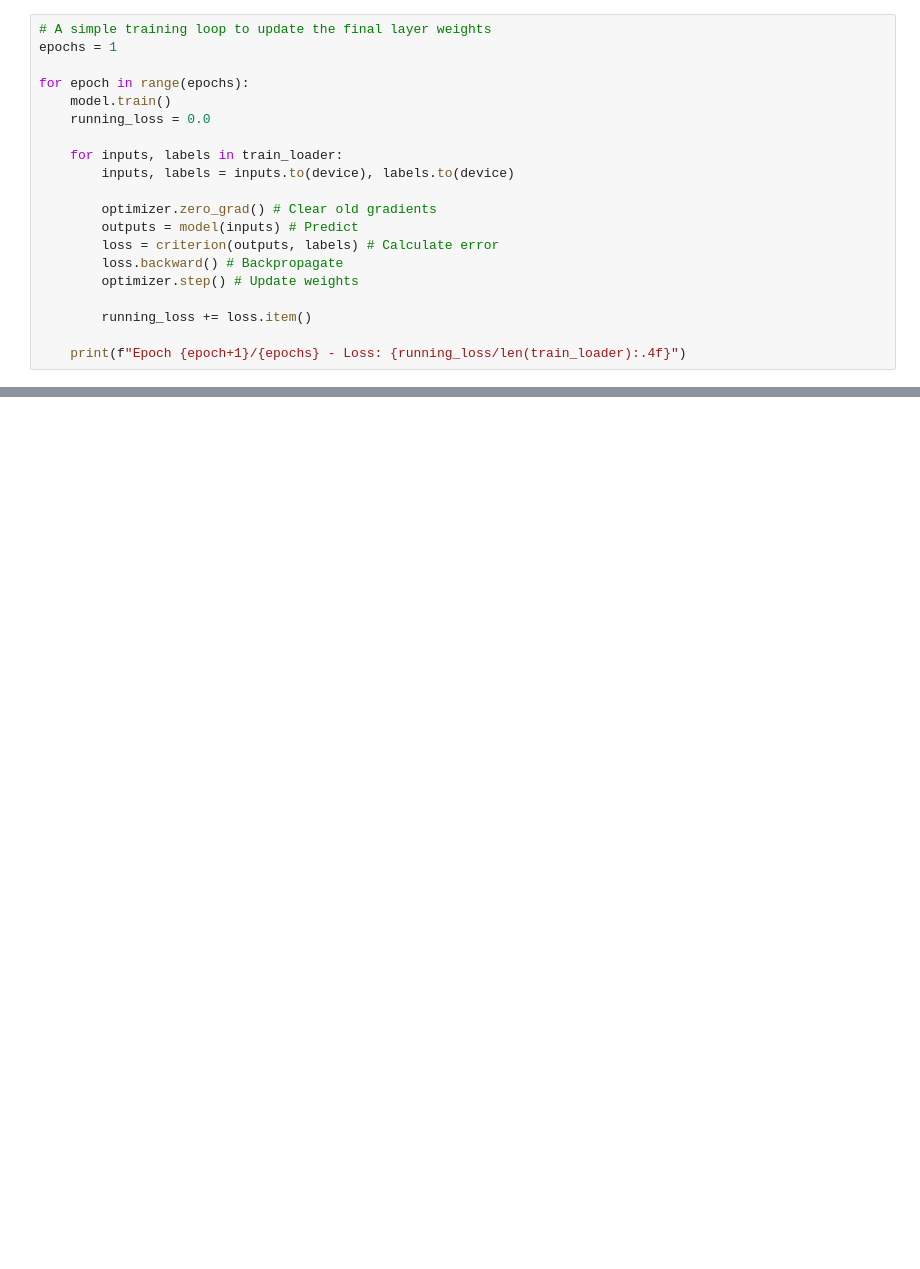
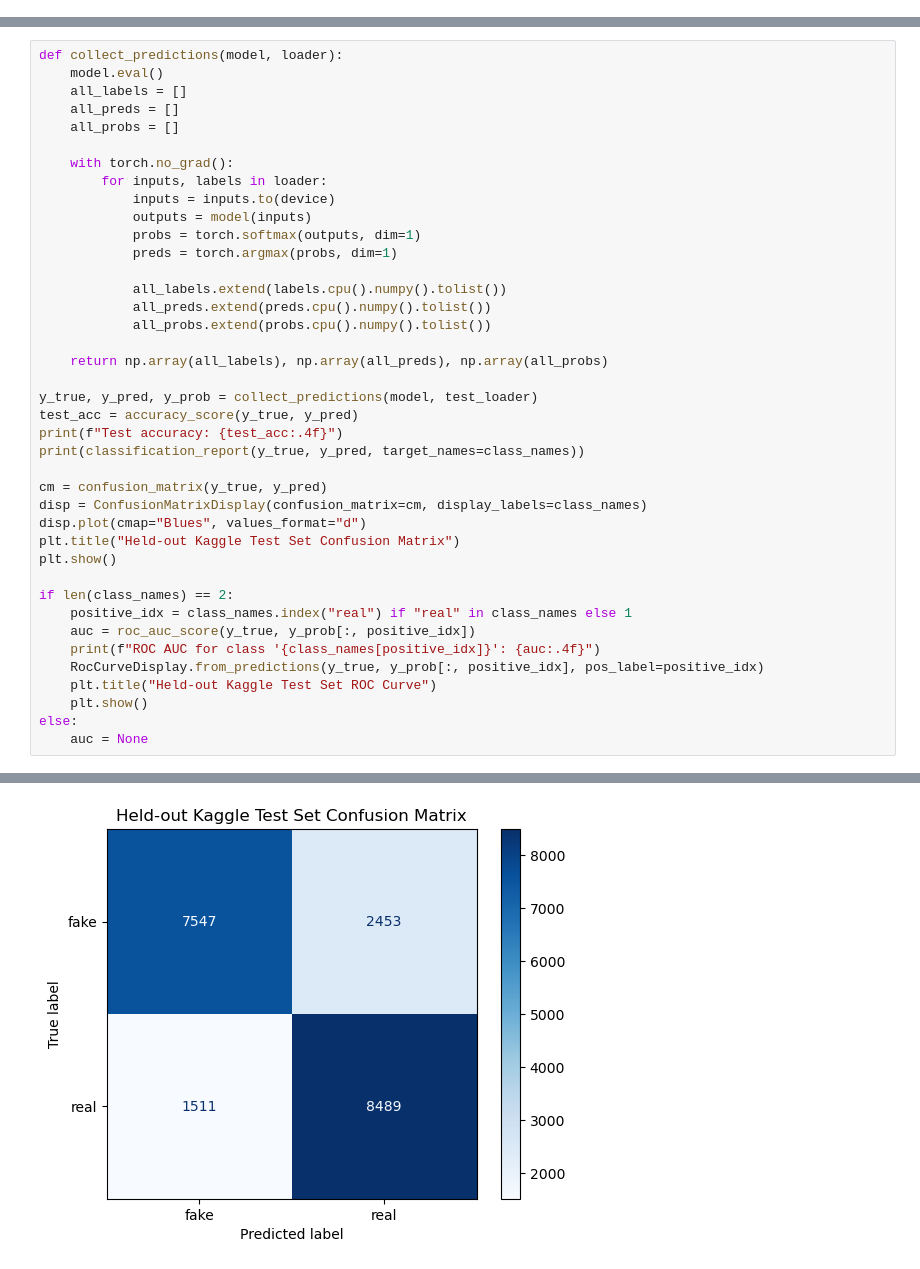
Before and after one commit to evasingh29/AIML2026ProjectK, a Jupyter notebook: Project_T/Project_T_Train.ipynb, the cells around one changed output, grey strips where cells are left out. Cells and saved outputs as stored; diff of their text form; blank space fills up the shorter version.

```diff
--- a/Project_T/Project_T_Train.ipynb
+++ b/Project_T/Project_T_Train.ipynb
@@ -85,20 +219,0 @@ optimizer = optim.Adam(model.fc.parameters(), lr=0.001)
-# %%
-# A simple training loop to update the final layer weights
-epochs = 1
-
-for epoch in range(epochs):
-    model.train()
-    running_loss = 0.0
-
-    for inputs, labels in train_loader:
-        inputs, labels = inputs.to(device), labels.to(device)
-
-        optimizer.zero_grad() # Clear old gradients
-        outputs = model(inputs) # Predict
-        loss = criterion(outputs, labels) # Calculate error
-        loss.backward() # Backpropagate
-        optimizer.step() # Update weights
-
-        running_loss += loss.item()
-
-    print(f"Epoch {epoch+1}/{epochs} - Loss: {running_loss/len(train_loader):.4f}")
@@ -108,0 +305,41 @@ print("Model saved successfully!")
+# %%
+def collect_predictions(model, loader):
+    model.eval()
+    all_labels = []
+    all_preds = []
+    all_probs = []
+
+    with torch.no_grad():
+        for inputs, labels in loader:
+            inputs = inputs.to(device)
+            outputs = model(inputs)
+            probs = torch.softmax(outputs, dim=1)
+            preds = torch.argmax(probs, dim=1)
+
+            all_labels.extend(labels.cpu().numpy().tolist())
+            all_preds.extend(preds.cpu().numpy().tolist())
+            all_probs.extend(probs.cpu().numpy().tolist())
+
+    return np.array(all_labels), np.array(all_preds), np.array(all_probs)
+
+y_true, y_pred, y_prob = collect_predictions(model, test_loader)
+test_acc = accuracy_score(y_true, y_pred)
+print(f"Test accuracy: {test_acc:.4f}")
+print(classification_report(y_true, y_pred, target_names=class_names))
+
+cm = confusion_matrix(y_true, y_pred)
+disp = ConfusionMatrixDisplay(confusion_matrix=cm, display_labels=class_names)
+disp.plot(cmap="Blues", values_format="d")
+plt.title("Held-out Kaggle Test Set Confusion Matrix")
+plt.show()
+
+if len(class_names) == 2:
+    positive_idx = class_names.index("real") if "real" in class_names else 1
+    auc = roc_auc_score(y_true, y_prob[:, positive_idx])
+    print(f"ROC AUC for class '{class_names[positive_idx]}': {auc:.4f}")
+    RocCurveDisplay.from_predictions(y_true, y_prob[:, positive_idx], pos_label=positive_idx)
+    plt.title("Held-out Kaggle Test Set ROC Curve")
+    plt.show()
+else:
+    auc = None
+# %% [output]
@@ -108,0 +355 @@ print("Model saved successfully!")
+[figure, added]
```
Also changed, not shown: parts of 15 cells of this notebook, 12 other files.
